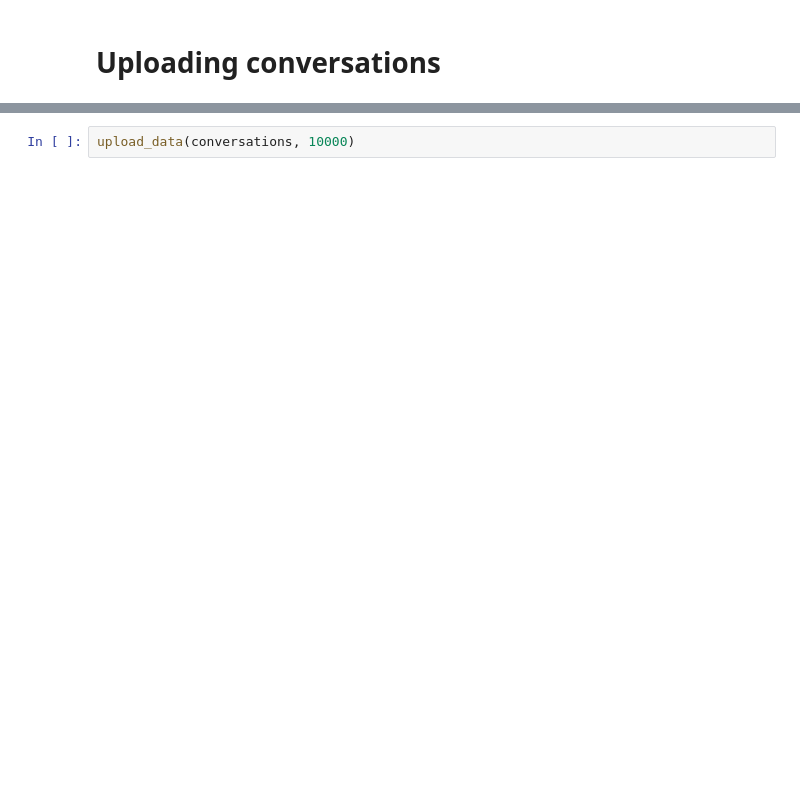
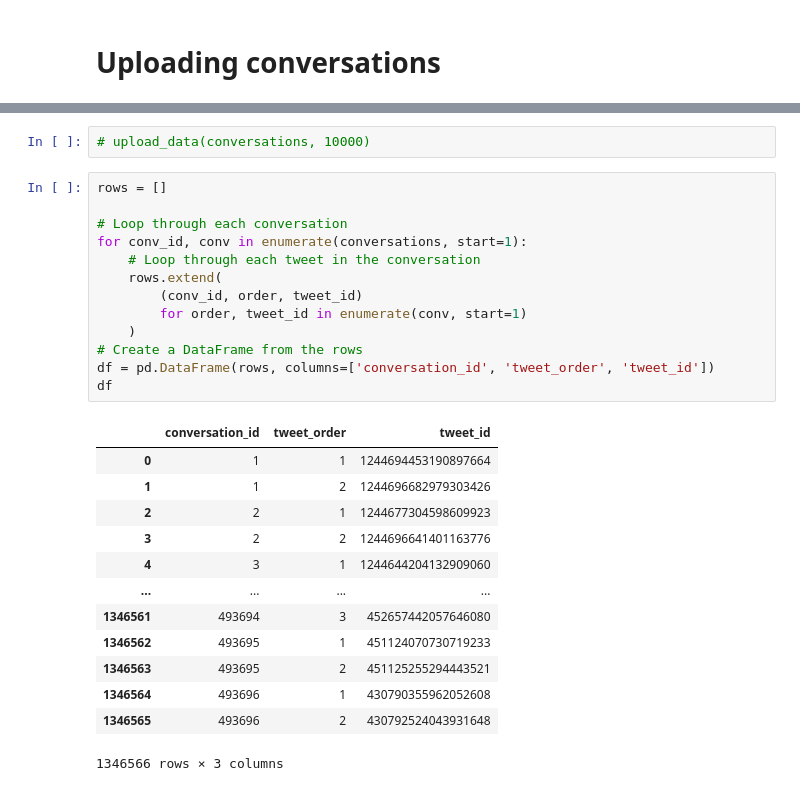
Before and after one commit to skyrimer/DBL-Micro-Soft, a Jupyter notebook: Split 2/conversation_extraction.ipynb, the cells around one changed output, grey strips where cells are left out. Saved outputs shown, nothing was run; the diff lists cells and outputs as text; blank space fills up the shorter version.

```diff
--- a/Split 2/conversation_extraction.ipynb
+++ b/Split 2/conversation_extraction.ipynb
@@ -319,2 +339,29 @@ def upload_data(conversations: pd.DataFrame, batch_size: int):
 # %%
-upload_data(conversations, 10000)
+# upload_data(conversations, 10000)
+# %%
+rows = []
+
+# Loop through each conversation
+for conv_id, conv in enumerate(conversations, start=1):
+    # Loop through each tweet in the conversation
+    rows.extend(
+        (conv_id, order, tweet_id)
+        for order, tweet_id in enumerate(conv, start=1)
+    )
+# Create a DataFrame from the rows
+df = pd.DataFrame(rows, columns=['conversation_id', 'tweet_order', 'tweet_id'])
+df
+# %% [output]
+|  | conversation_id | tweet_order | tweet_id |
+| 0 | 1 | 1 | 1244694453190897664 |
+| 1 | 1 | 2 | 1244696682979303426 |
+| 2 | 2 | 1 | 1244677304598609923 |
+| 3 | 2 | 2 | 1244696641401163776 |
+| 4 | 3 | 1 | 1244644204132909060 |
+| ... | ... | ... | ... |
+| 1346561 | 493694 | 3 | 452657442057646080 |
+| 1346562 | 493695 | 1 | 451124070730719233 |
+| 1346563 | 493695 | 2 | 451125255294443521 |
+| 1346564 | 493696 | 1 | 430790355962052608 |
+| 1346565 | 493696 | 2 | 430792524043931648 |
+1346566 rows × 3 columns
```
Also changed, not shown: parts of 12 cells of this notebook, 5 other files.
